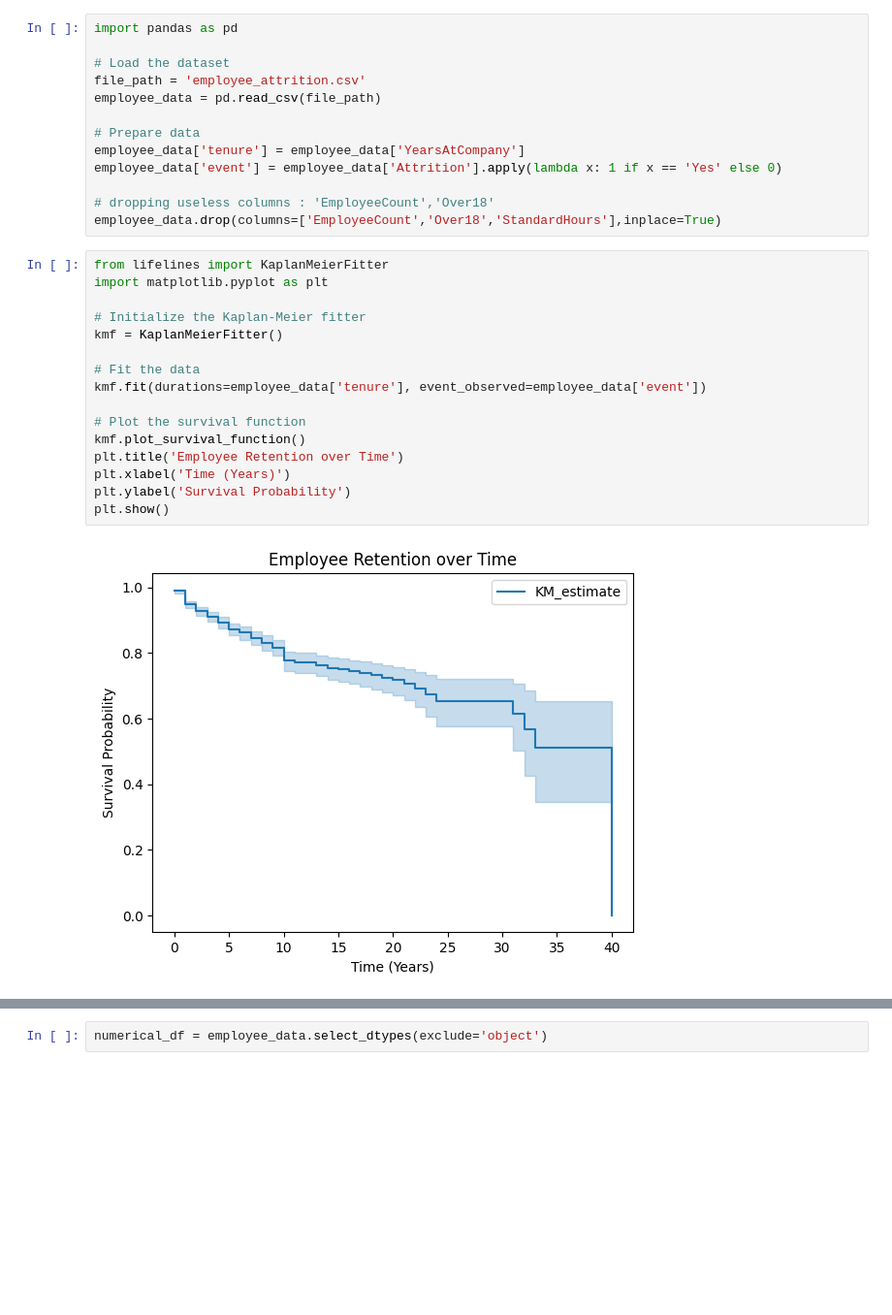
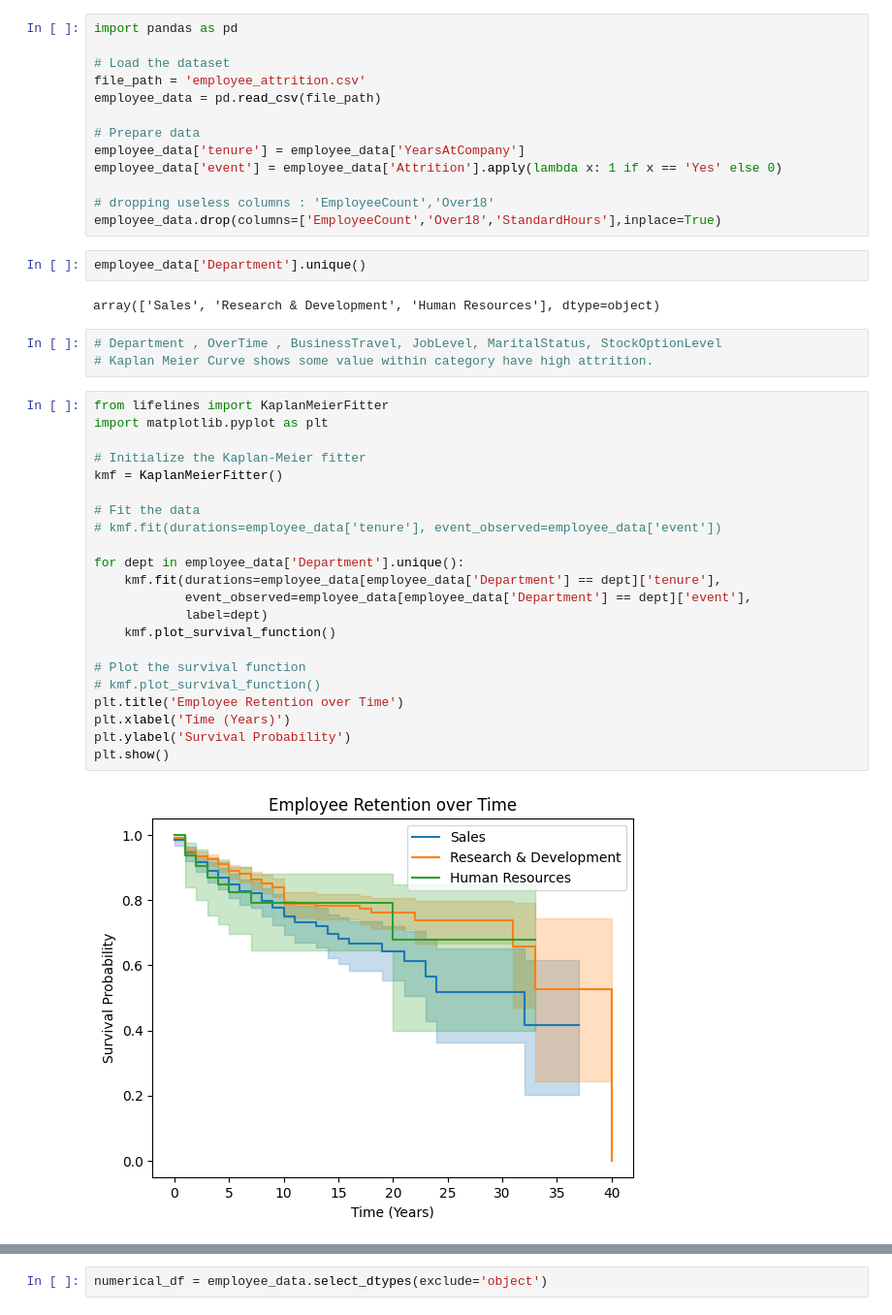
Before and after one commit to kminsen/employee_attrition, a Jupyter notebook: survival.ipynb, the cells around one changed output, grey strips where cells are left out. Shown: that part at 97% size. Saved outputs shown, nothing was run; the diff lists cells and outputs as text; blank space fills up the shorter version.

```diff
--- a/survival.ipynb
+++ b/survival.ipynb
@@ -11,21 +11,34 @@ employee_data['event'] = employee_data['Attrition'].apply(lambda x: 1 if x == 'Y
 
 # dropping useless columns : 'EmployeeCount','Over18'
 employee_data.drop(columns=['EmployeeCount','Over18','StandardHours'],inplace=True)
+# %%
+employee_data['Department'].unique()
+# %% [output]
+array(['Sales', 'Research & Development', 'Human Resources'], dtype=object)
+# %%
+# Department , OverTime , BusinessTravel, JobLevel, MaritalStatus, StockOptionLevel
+# Kaplan Meier Curve shows some value within category have high attrition.
 # %%
 from lifelines import KaplanMeierFitter
 import matplotlib.pyplot as plt
 
 # Initialize the Kaplan-Meier fitter
 kmf = KaplanMeierFitter()
 
 # Fit the data
-kmf.fit(durations=employee_data['tenure'], event_observed=employee_data['event'])
+# kmf.fit(durations=employee_data['tenure'], event_observed=employee_data['event'])
+
+for dept in employee_data['Department'].unique():
+    kmf.fit(durations=employee_data[employee_data['Department'] == dept]['tenure'],
+            event_observed=employee_data[employee_data['Department'] == dept]['event'],
+            label=dept)
+    kmf.plot_survival_function()
 
 # Plot the survival function
-kmf.plot_survival_function()
+# kmf.plot_survival_function()
 plt.title('Employee Retention over Time')
 plt.xlabel('Time (Years)')
 plt.ylabel('Survival Probability')
 plt.show()
 # %% [output]
-[figure, old version]
+[figure, new version]
```
Also changed, not shown: parts of 9 cells of this notebook, 5 other files.
